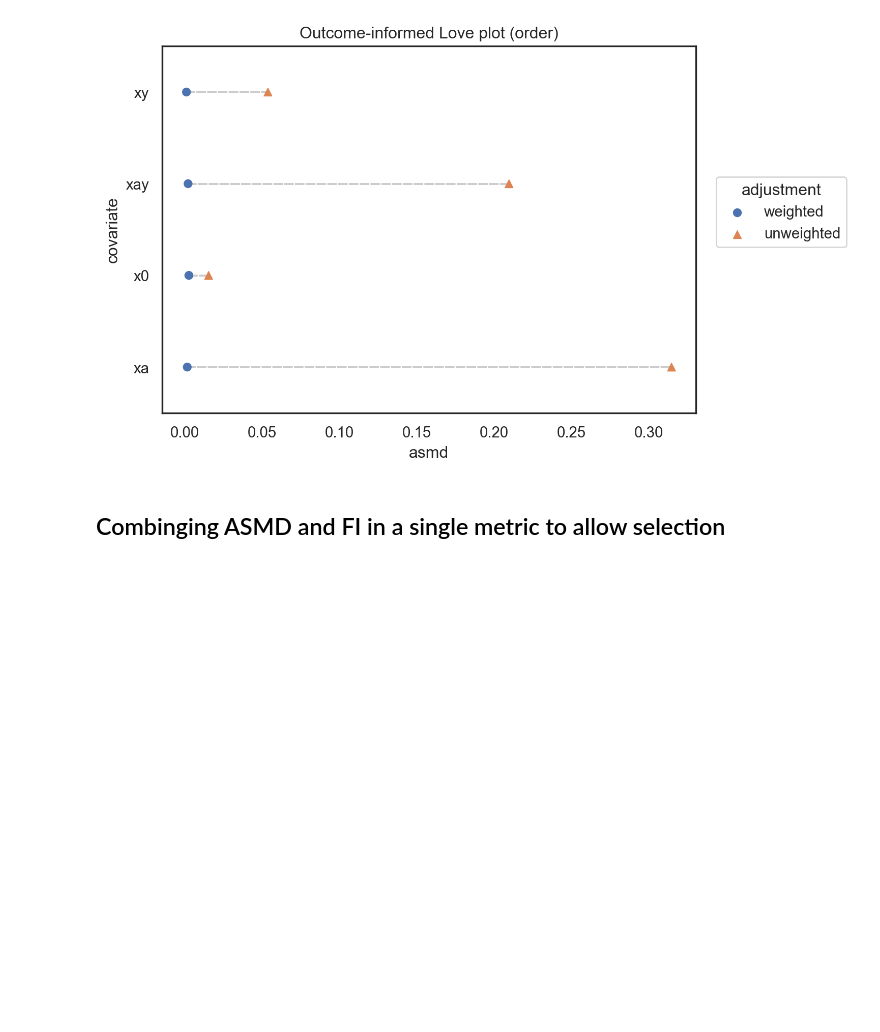
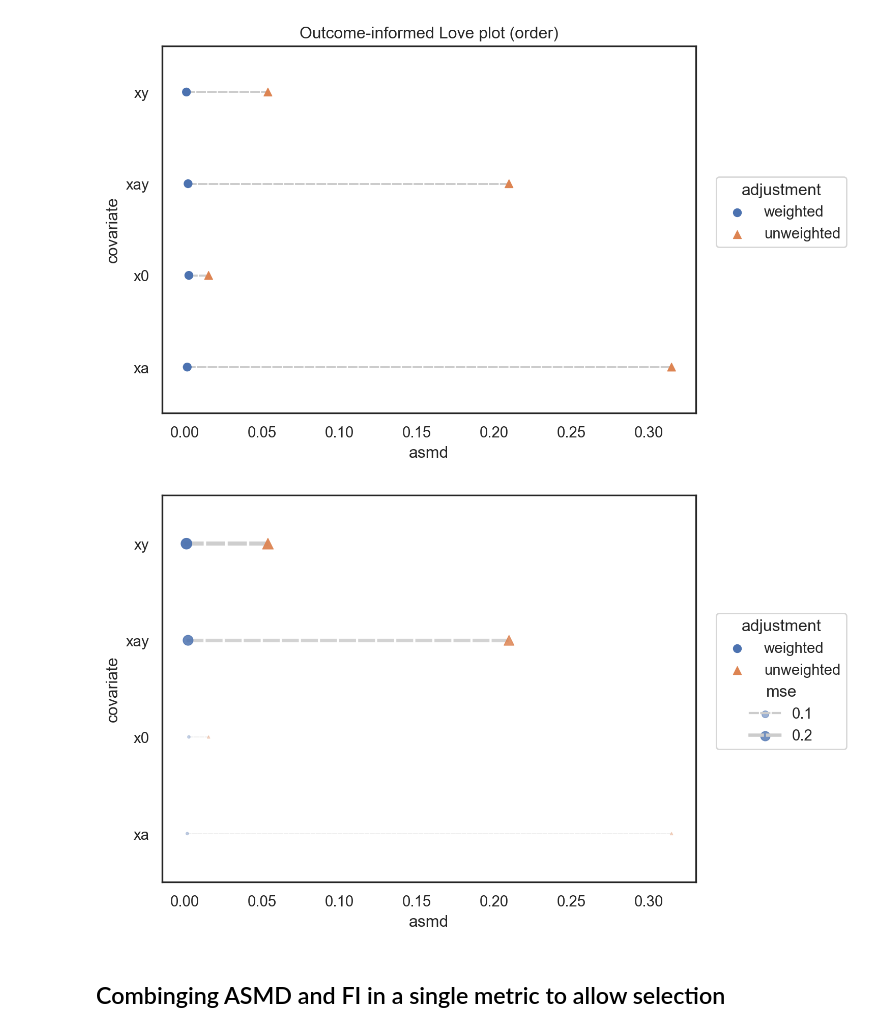
Before and after one commit to namag-ai/oui-plots, a Jupyter notebook: ouilove.ipynb, the cells around one changed output. Cells and saved outputs as stored; diff of their text form; code cells hidden in the pictures; blank space fills up the shorter version.

Commit message:
One love plot function to rule them all

```diff
--- a/ouilove.ipynb
+++ b/ouilove.ipynb
@@ -363,3 +412,15 @@ love_plot_order(dot_plot_data, True)
+# %%
+love_plot_all(
+    dot_plot_data,
+    plot_range=True,
+    order_by_importance=True,
+    opacity=True,
+    pointsize=True,
+    importance_metric="mse",
+    threshold=None, ax=None,
+)
+# %% [output]
+[figure, added]
 # %%
 fig = mpl.figure.Figure()
 axes = fig.subplot_mosaic("AB\nCD")
```
Also changed, not shown: parts of 1 cell of this notebook.
